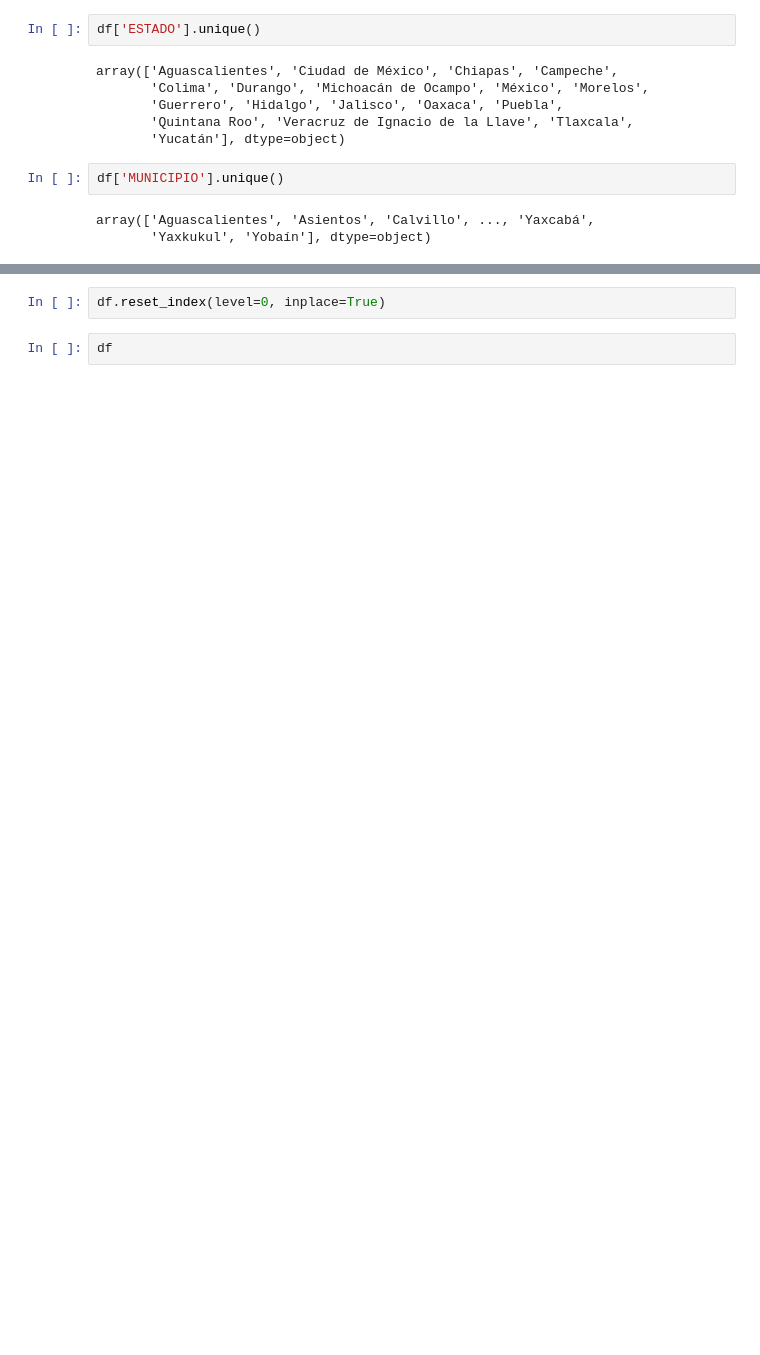
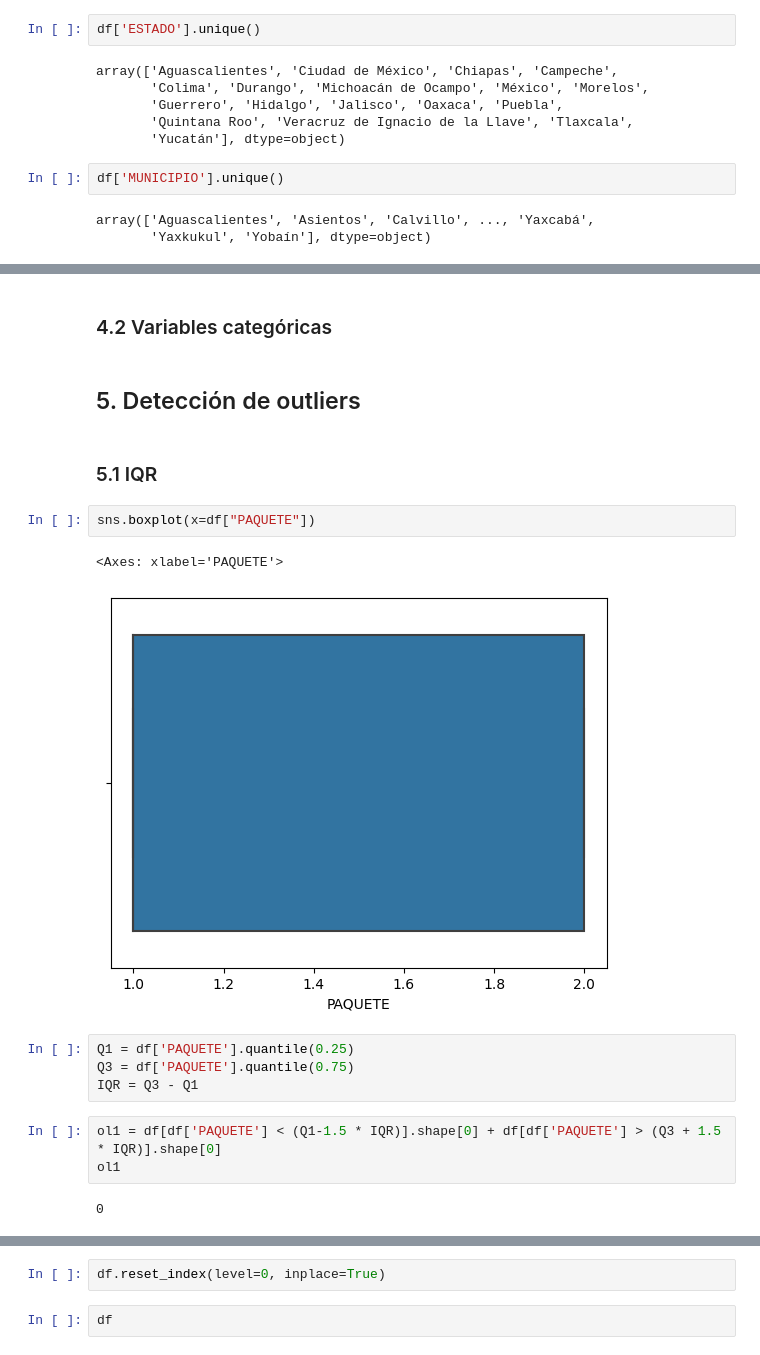
Before and after one commit to DGRIA/SESNA-Fertilizantes, a Jupyter notebook: src/templates/eda.ipynb, the cells around one changed output, grey strips where cells are left out. Cells and saved outputs as stored; diff of their text form; blank space fills up the shorter version.

```diff
--- a/src/templates/eda.ipynb
+++ b/src/templates/eda.ipynb
@@ -290,0 +367,20 @@ array(['Aguascalientes', 'Asientos', 'Calvillo', ..., 'Yaxcabá',
+# %% [markdown]
+### 4.2 Variables categóricas
+# %% [markdown]
+## 5. Detección de outliers
+# %% [markdown]
+### 5.1 IQR
+# %%
+sns.boxplot(x=df["PAQUETE"])
+# %% [output]
+<Axes: xlabel='PAQUETE'>
+[figure, added]
+# %%
+Q1 = df['PAQUETE'].quantile(0.25)
+Q3 = df['PAQUETE'].quantile(0.75)
+IQR = Q3 - Q1
+# %%
+ol1 = df[df['PAQUETE'] < (Q1-1.5 * IQR)].shape[0] + df[df['PAQUETE'] > (Q3 + 1.5 * IQR)].shape[0]
+ol1
+# %% [output]
+0
```
Also changed, not shown: parts of 67 cells of this notebook.
